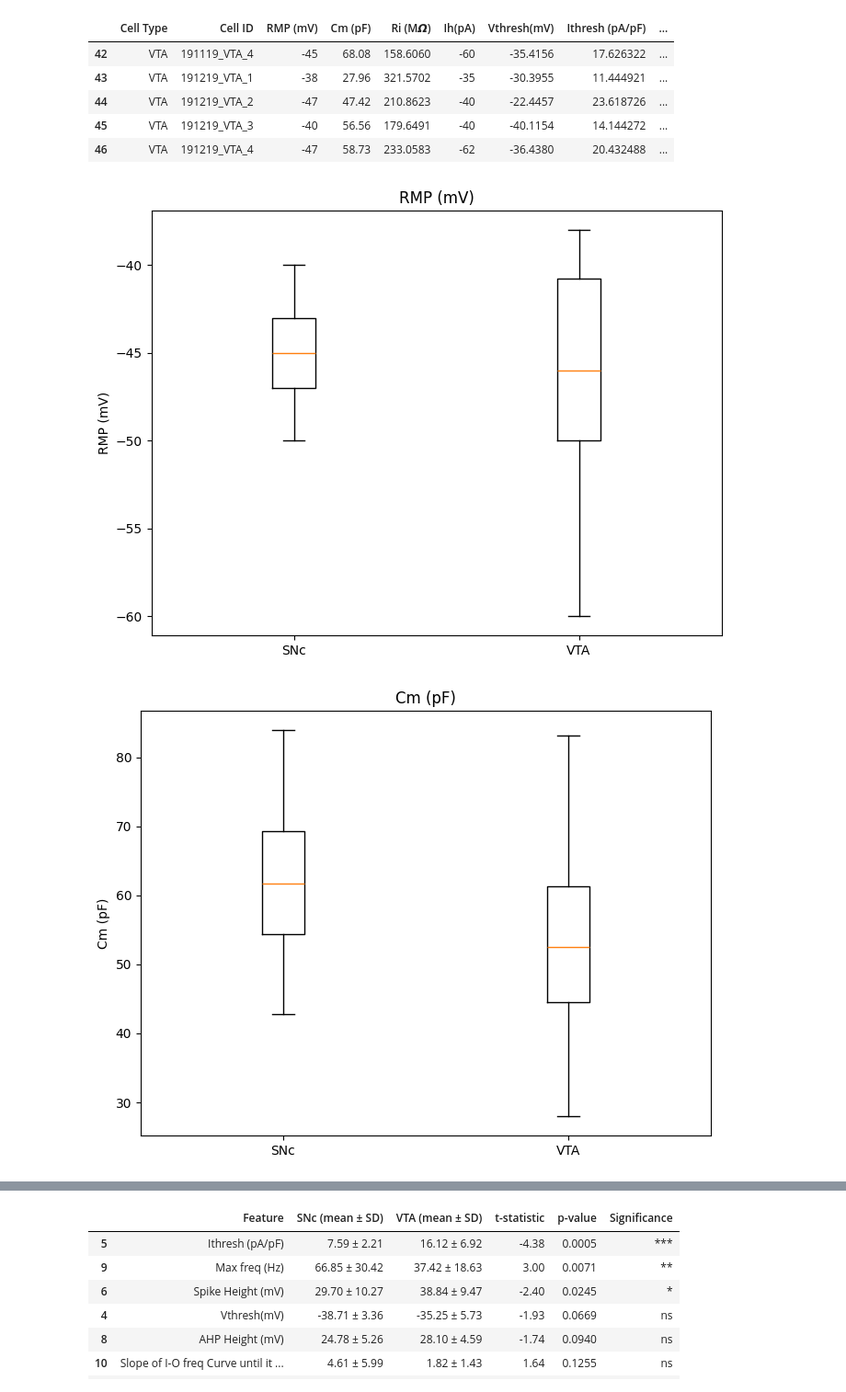
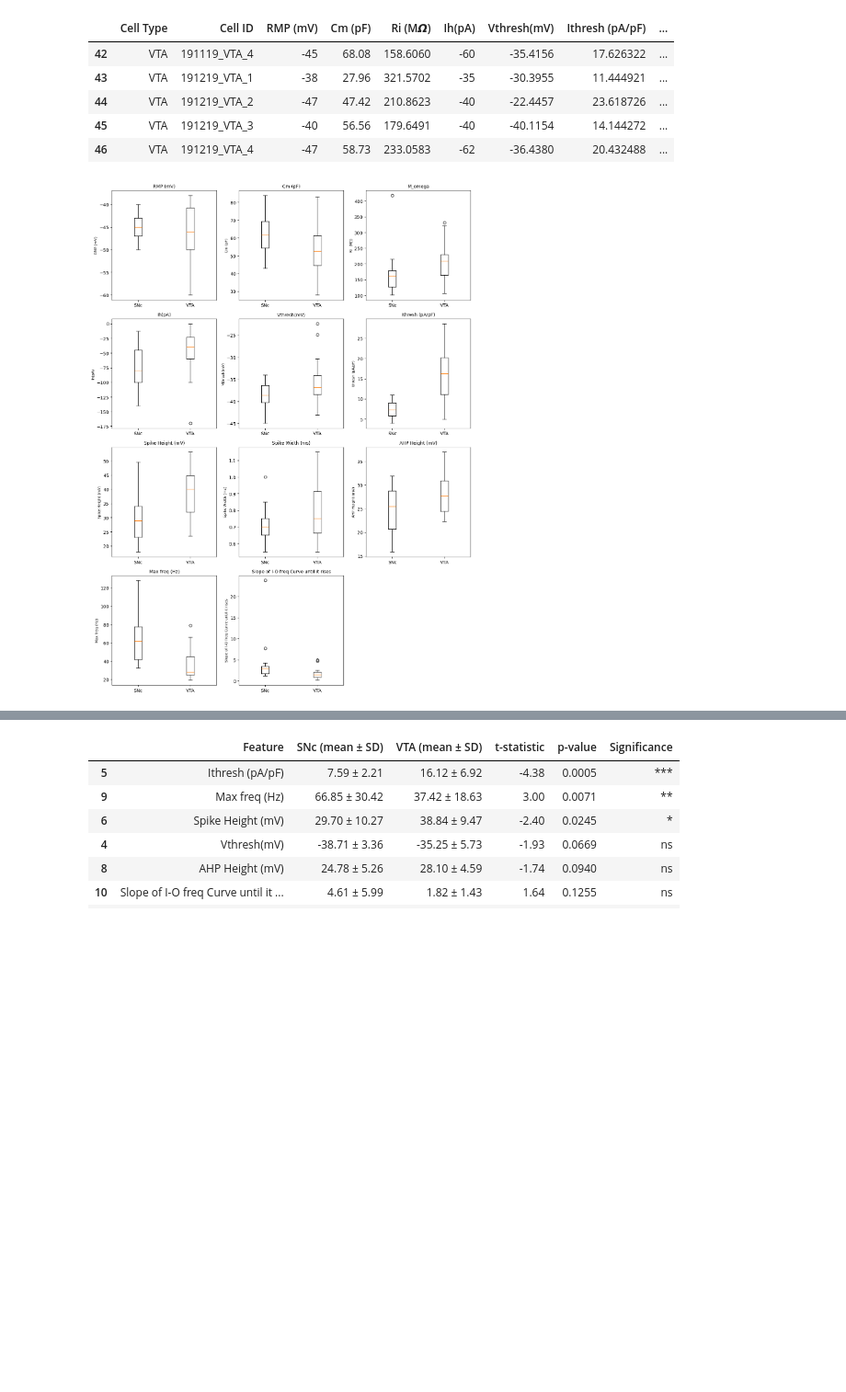
Before and after one commit to bhuynh05/BIPN-162-Group-9, a Jupyter notebook: CellTypesProject_template.ipynb, the cells around one changed output, grey strips where cells are left out. Shown at 92% size. Drawn from its saved outputs; the diff is of its cells as text; code cells hidden in the pictures; blank space fills up the shorter version.

Commit message:
visualization formatting

```diff
--- a/CellTypesProject_template.ipynb
+++ b/CellTypesProject_template.ipynb
@@ -217,21 +170,36 @@ VTA shape: (14, 14)
 # %%
 features = [
     'RMP (mV)', 'Cm (pF)', 'Ri  (M𝞨)', 'Ih(pA)',
     'Vthresh(mV)', 'Ithresh (pA/pF)', 'Spike Height (mV)',
     'Spike Width (ms)', 'AHP Height (mV)', 'Max freq (Hz)',
     'Slope of I-O freq Curve until it rises'
 ]
 
-for feature in features:
-    plt.figure(figsize=(8, 6))
-    plt.boxplot([
+# Set up grid
+n_cols = 3
+n_rows = (len(features) + n_cols - 1) // n_cols  # automatically compute rows
+
+fig, axes = plt.subplots(n_rows, n_cols, figsize=(n_cols*4, n_rows*4))
+axes = axes.flatten()  # flatten to iterate easily
+
+for i, feature in enumerate(features):
+    axes[i].boxplot([
         snc_df_PD[feature].dropna(),
         vta_df_PD[feature].dropna()
     ])
-    plt.xticks([1, 2], ['SNc', 'VTA'])
-    plt.title(feature)
-    plt.ylabel(feature)
-    plt.show()
+    axes[i].set_xticks([1, 2])
+    axes[i].set_xticklabels(['SNc', 'VTA'])
+    if feature == 'Ri  (M𝞨)':
+        axes[i].set_title('M_omega', fontsize=10) #omega symbol doesn't render well in matplotlib, so we use M_omega instead; warning persists
+    else:
+        axes[i].set_title(feature, fontsize=10)
+    axes[i].set_ylabel(feature, fontsize=8)
+
+# Remove empty subplots if any
+for j in range(i+1, len(axes)):
+    fig.delaxes(axes[j])
+
+plt.tight_layout()
+plt.show()
 # %% [output]
-[figure, old version]
+[figure, new version]
-[figure, removed]
```
Also changed, not shown: parts of 7 cells of this notebook.
